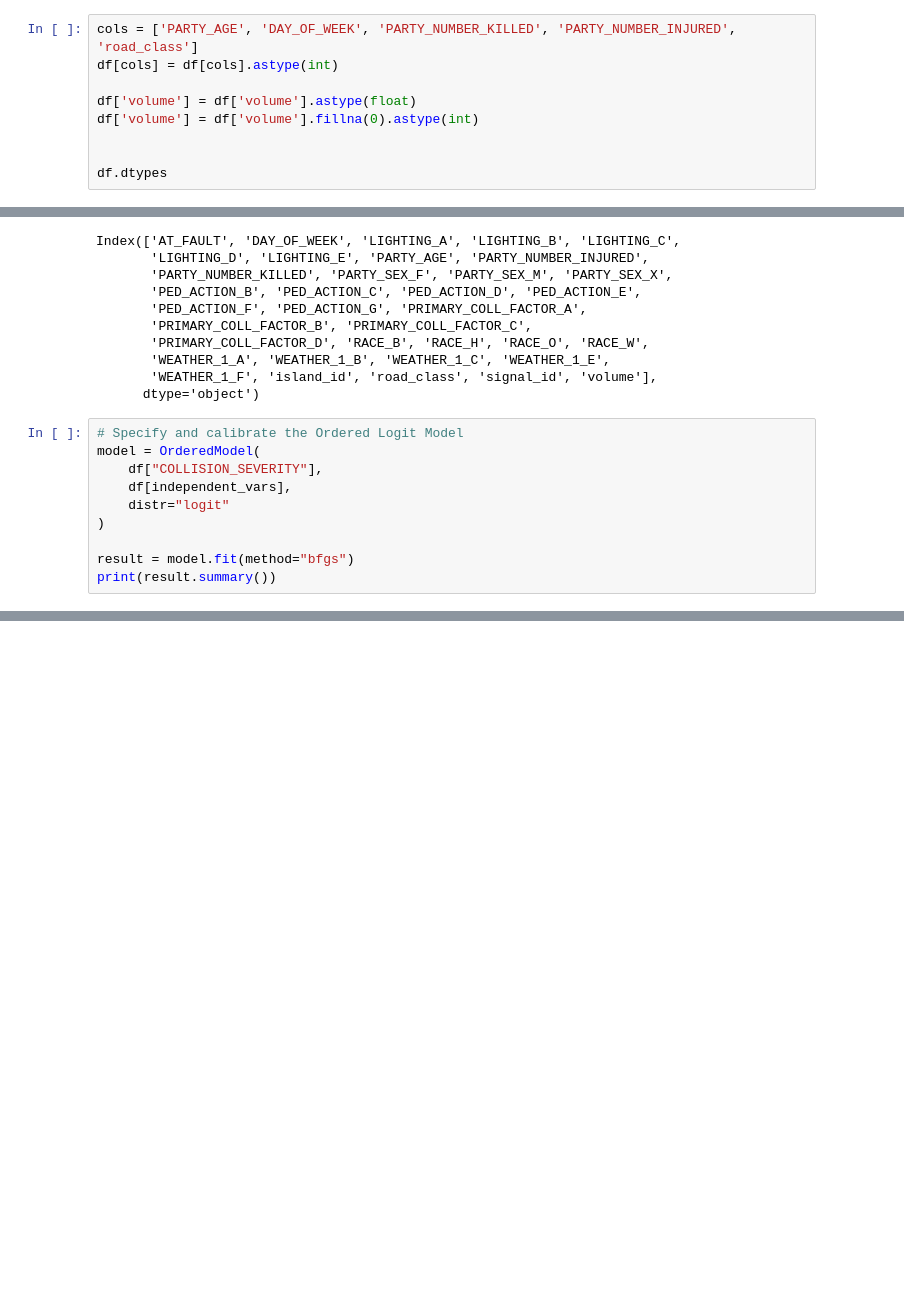
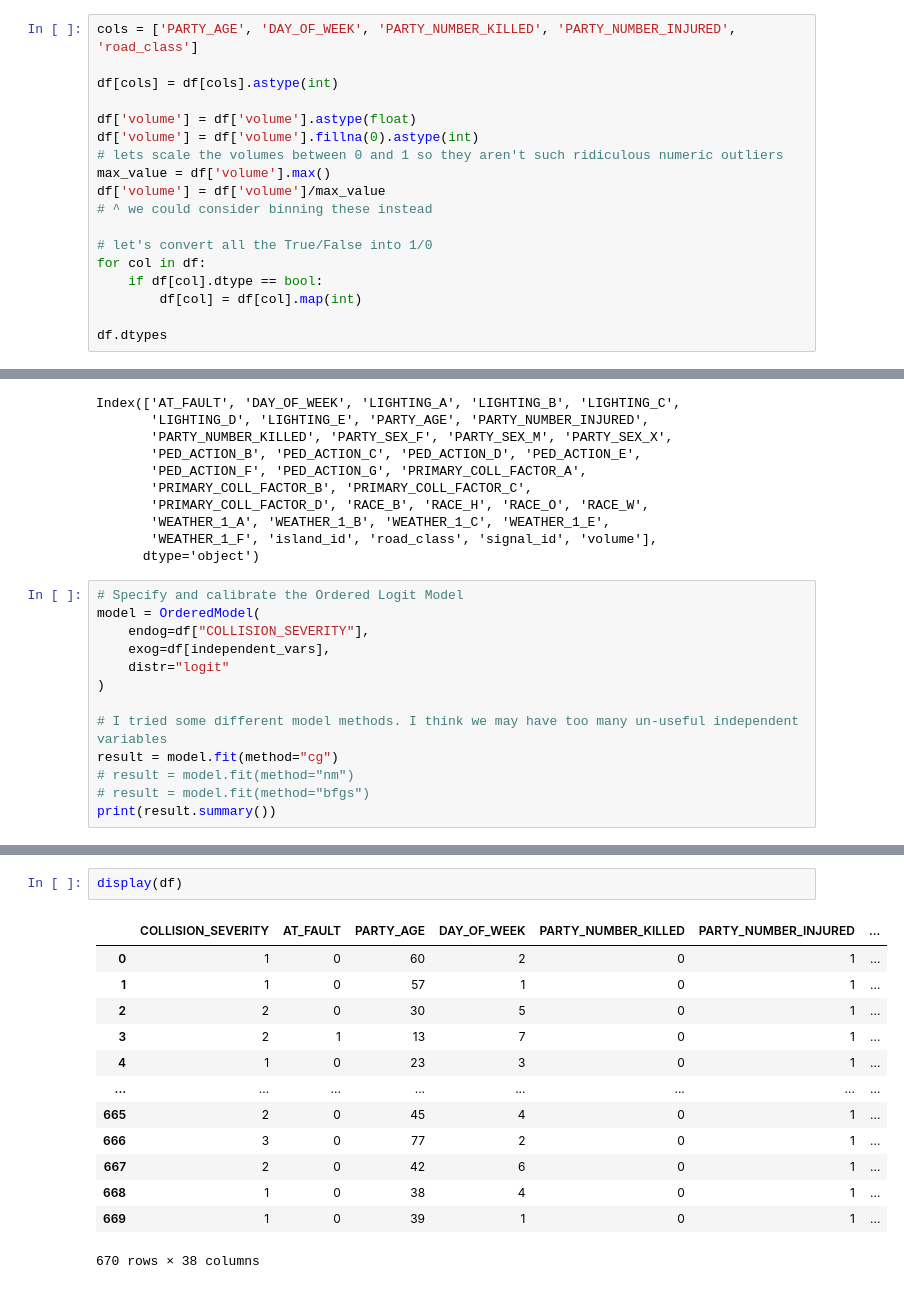
Before and after one commit to AnwarBaroudi/traffic_islands_study, a Jupyter notebook: crash_severity_model_2april.ipynb, the cells around one changed output, grey strips where cells are left out. Cells and saved outputs as stored; diff of their text form; blank space fills up the shorter version.

```diff
--- a/crash_severity_model_2april.ipynb
+++ b/crash_severity_model_2april.ipynb
@@ -149,11 +157,20 @@ df['volume']
 Name: volume, Length: 670, dtype: object
 # %%
 cols = ['PARTY_AGE', 'DAY_OF_WEEK', 'PARTY_NUMBER_KILLED', 'PARTY_NUMBER_INJURED', 'road_class']
+
 df[cols] = df[cols].astype(int)
 
 df['volume'] = df['volume'].astype(float)
 df['volume'] = df['volume'].fillna(0).astype(int)
+# lets scale the volumes between 0 and 1 so they aren't such ridiculous numeric outliers
+max_value = df['volume'].max()
+df['volume'] = df['volume']/max_value
+# ^ we could consider binning these instead
 
+# let's convert all the True/False into 1/0
+for col in df:
+    if df[col].dtype == bool:
+        df[col] = df[col].map(int)
 
 df.dtypes
 # %% [output]
@@ -192,11 +209,14 @@ Index(['AT_FAULT', 'DAY_OF_WEEK', 'LIGHTING_A', 'LIGHTING_B', 'LIGHTING_C',
 # %%
 # Specify and calibrate the Ordered Logit Model
 model = OrderedModel(
-    df["COLLISION_SEVERITY"],
-    df[independent_vars],
+    endog=df["COLLISION_SEVERITY"],
+    exog=df[independent_vars],
     distr="logit"
 )
 
-result = model.fit(method="bfgs")
+# I tried some different model methods. I think we may have too many un-useful independent variables
+result = model.fit(method="cg")
+# result = model.fit(method="nm")
+# result = model.fit(method="bfgs")
 print(result.summary())
 # %% [output]
@@ -223,0 +276,16 @@ NameError: name 'result' is not defined
+# %%
+display(df)
+# %% [output]
+|  | COLLISION_SEVERITY | AT_FAULT | PARTY_AGE | DAY_OF_WEEK | PARTY_NUMBER_KILLED | PARTY_NUMBER_INJURED | ... |
+| 0 | 1 | 0 | 60 | 2 | 0 | 1 | ... |
+| 1 | 1 | 0 | 57 | 1 | 0 | 1 | ... |
+| 2 | 2 | 0 | 30 | 5 | 0 | 1 | ... |
+| 3 | 2 | 1 | 13 | 7 | 0 | 1 | ... |
+| 4 | 1 | 0 | 23 | 3 | 0 | 1 | ... |
+| ... | ... | ... | ... | ... | ... | ... | ... |
+| 665 | 2 | 0 | 45 | 4 | 0 | 1 | ... |
+| 666 | 3 | 0 | 77 | 2 | 0 | 1 | ... |
+| 667 | 2 | 0 | 42 | 6 | 0 | 1 | ... |
+| 668 | 1 | 0 | 38 | 4 | 0 | 1 | ... |
+| 669 | 1 | 0 | 39 | 1 | 0 | 1 | ... |
+670 rows × 38 columns
```
Also changed, not shown: parts of 9 cells of this notebook.
